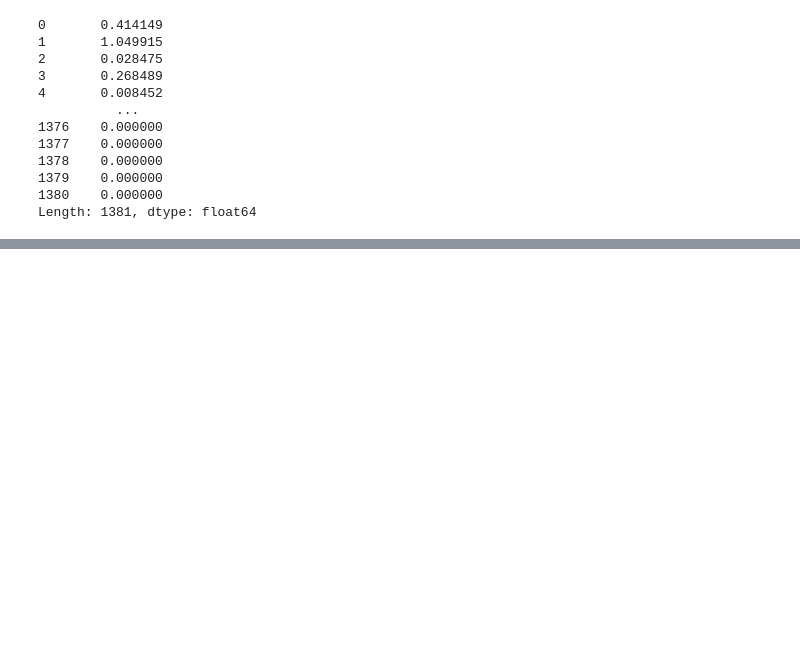
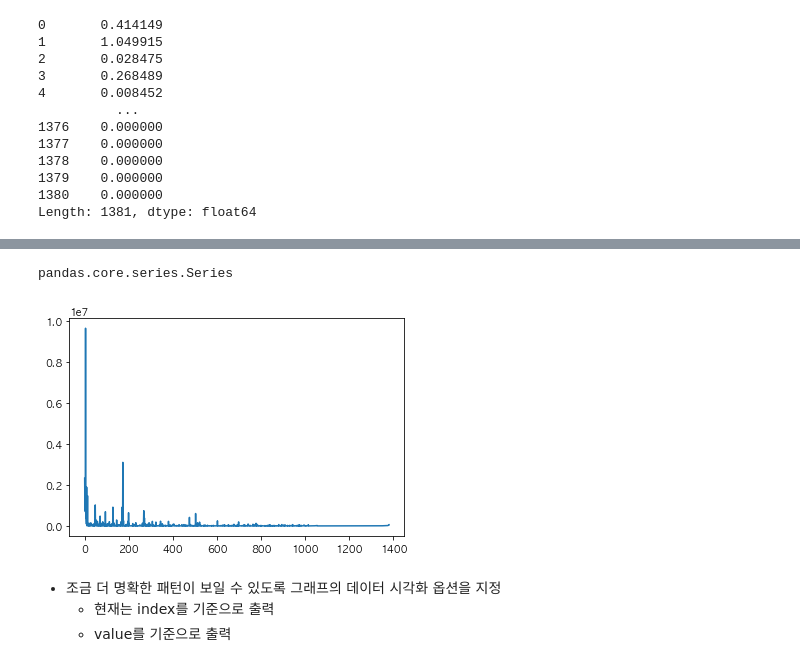
Before and after one commit to choidslab/bytedegree-datascience, a Jupyter notebook: Lecture Summary/11주차_데이터분석_실습.ipynb, the cells around one changed output, grey strips where cells are left out. Cells and saved outputs as stored; diff of their text form; code cells hidden in the pictures; blank space fills up the shorter version.

```diff
--- a/Lecture Summary/11주차_데이터분석_실습.ipynb
+++ b/Lecture Summary/11주차_데이터분석_실습.ipynb
@@ -157,0 +163,3 @@ df.head()
+# %%
+df = pd.read_excel('/Users/dooseop/Desktop/Fast Campus/ByteDegree-DataScience/sample_data.xls', skiprows=[0])
+# df.head()
@@ -157,0 +296,15 @@ df.head()
+# %%
+# 노출수 컬럼에 대한 시각화(Series 시각화)
+# DataFrame의 한 Column은 Series 데이터 타입이다.
+type(df['노출수'])
+# %% [output]
+pandas.core.series.Series
+# %%
+df['노출수'].plot()
+plt.show()
+# %% [output]
+[figure, added]
+# %% [markdown]
+- 조금 더 명확한 패턴이 보일 수 있도록 그래프의 데이터 시각화 옵션을 지정
+  - 현재는 index를 기준으로 출력
+  - value를 기준으로 출력
```
Also changed, not shown: parts of 44 cells of this notebook.
